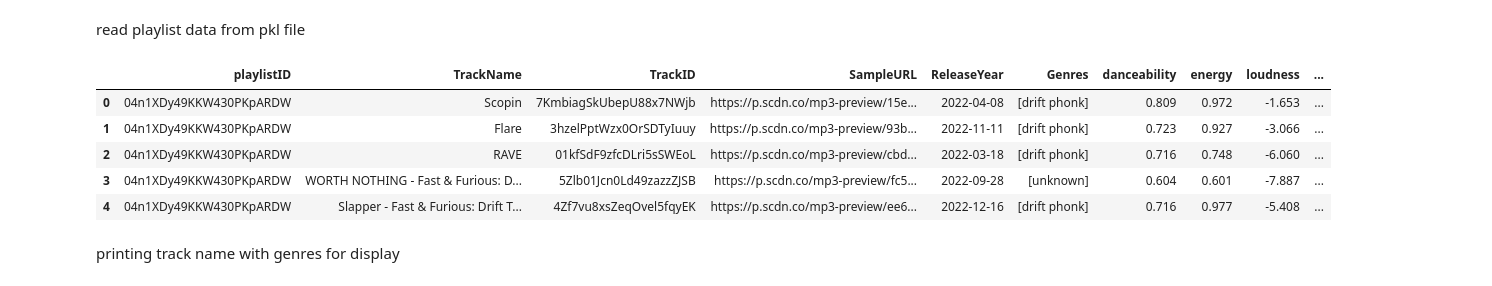
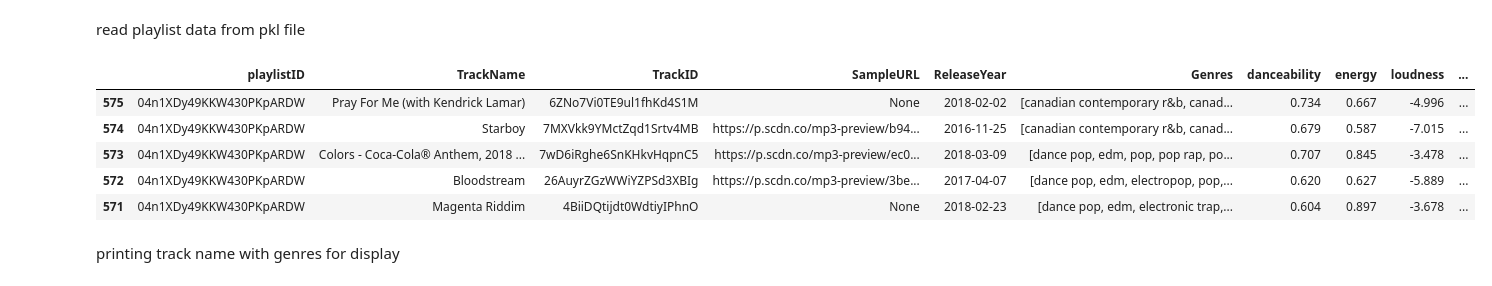
Before and after one commit to oddlyspaced/spotify-trend-analysis, a Jupyter notebook: analyse.ipynb, the cells around one changed output. Cells and saved outputs as stored; diff of their text form; code cells hidden in the pictures.

```diff
--- a/analyse.ipynb
+++ b/analyse.ipynb
@@ -6,15 +6,15 @@ import matplotlib.pyplot as plt
 # %% [markdown]
 read playlist data from pkl file
 # %%
-data = pd.read_pickle("04n1XDy49KKW430PKpARDW.pkl")
+data = pd.read_pickle("04n1XDy49KKW430PKpARDW.pkl").iloc[::-1] # remove .iloc[::-1] if you don't want to reverse the data set
 data.head(5)
 # %% [output]
 |  | playlistID | TrackName | TrackID | SampleURL | ReleaseYear | Genres | danceability | energy | loudness | ... |
-| 0 | 04n1XDy49KKW430PKpARDW | Scopin | 7KmbiagSkUbepU88x7NWjb | https://p.scdn.co/mp3-preview/15e... | 2022-04-08 | [drift phonk] | 0.809 | 0.972 | -1.653 | ... |
-| 1 | 04n1XDy49KKW430PKpARDW | Flare | 3hzelPptWzx0OrSDTyIuuy | https://p.scdn.co/mp3-preview/93b... | 2022-11-11 | [drift phonk] | 0.723 | 0.927 | -3.066 | ... |
-| 2 | 04n1XDy49KKW430PKpARDW | RAVE | 01kfSdF9zfcDLri5sSWEoL | https://p.scdn.co/mp3-preview/cbd... | 2022-03-18 | [drift phonk] | 0.716 | 0.748 | -6.060 | ... |
-| 3 | 04n1XDy49KKW430PKpARDW | WORTH NOTHING - Fast & Furious: D... | 5Zlb01Jcn0Ld49zazzZJSB | https://p.scdn.co/mp3-preview/fc5... | 2022-09-28 | [unknown] | 0.604 | 0.601 | -7.887 | ... |
-| 4 | 04n1XDy49KKW430PKpARDW | Slapper - Fast & Furious: Drift T... | 4Zf7vu8xsZeqOvel5fqyEK | https://p.scdn.co/mp3-preview/ee6... | 2022-12-16 | [drift phonk] | 0.716 | 0.977 | -5.408 | ... |
+| 575 | 04n1XDy49KKW430PKpARDW | Pray For Me (with Kendrick Lamar) | 6ZNo7Vi0TE9ul1fhKd4S1M | None | 2018-02-02 | [canadian contemporary r&b, canad... | 0.734 | 0.667 | -4.996 | ... |
+| 574 | 04n1XDy49KKW430PKpARDW | Starboy | 7MXVkk9YMctZqd1Srtv4MB | https://p.scdn.co/mp3-preview/b94... | 2016-11-25 | [canadian contemporary r&b, canad... | 0.679 | 0.587 | -7.015 | ... |
+| 573 | 04n1XDy49KKW430PKpARDW | Colors - Coca-Cola® Anthem, 2018 ... | 7wD6iRghe6SnKHkvHqpnC5 | https://p.scdn.co/mp3-preview/ec0... | 2018-03-09 | [dance pop, edm, pop, pop rap, po... | 0.707 | 0.845 | -3.478 | ... |
+| 572 | 04n1XDy49KKW430PKpARDW | Bloodstream | 26AuyrZGzWWiYZPSd3XBIg | https://p.scdn.co/mp3-preview/3be... | 2017-04-07 | [dance pop, edm, electropop, pop,... | 0.620 | 0.627 | -5.889 | ... |
+| 571 | 04n1XDy49KKW430PKpARDW | Magenta Riddim | 4BiiDQtijdt0WdtiyIPhnO | None | 2018-02-23 | [dance pop, edm, electronic trap,... | 0.604 | 0.897 | -3.678 | ... |
 # %% [markdown]
 printing track name with genres for display
 # %%
```
Also changed, not shown: parts of 3 cells of this notebook.
